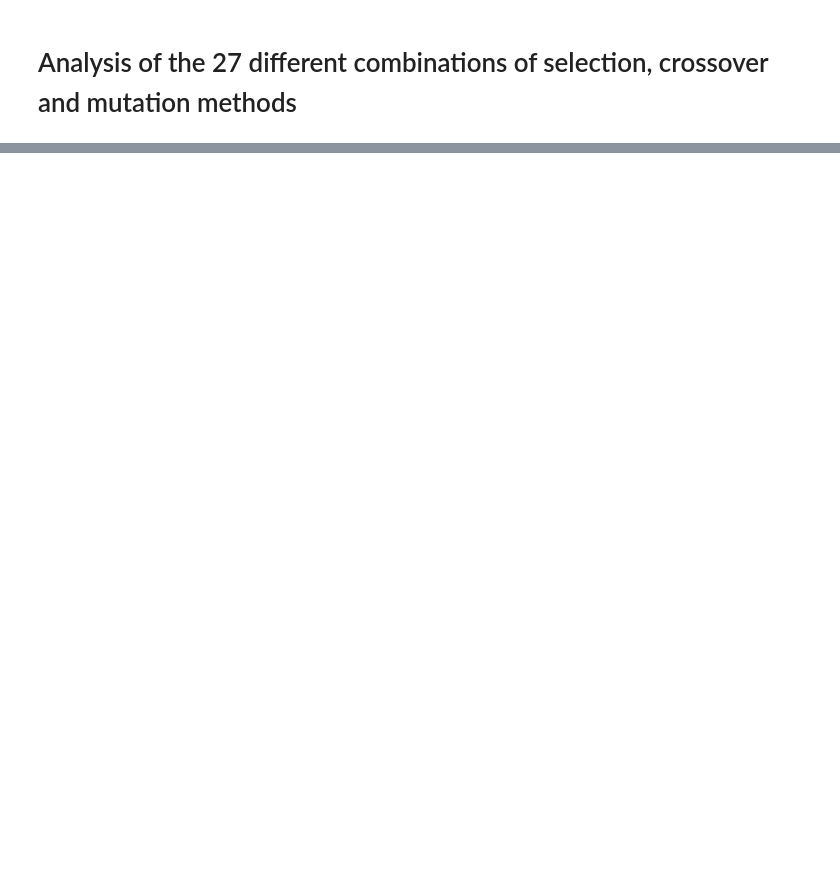
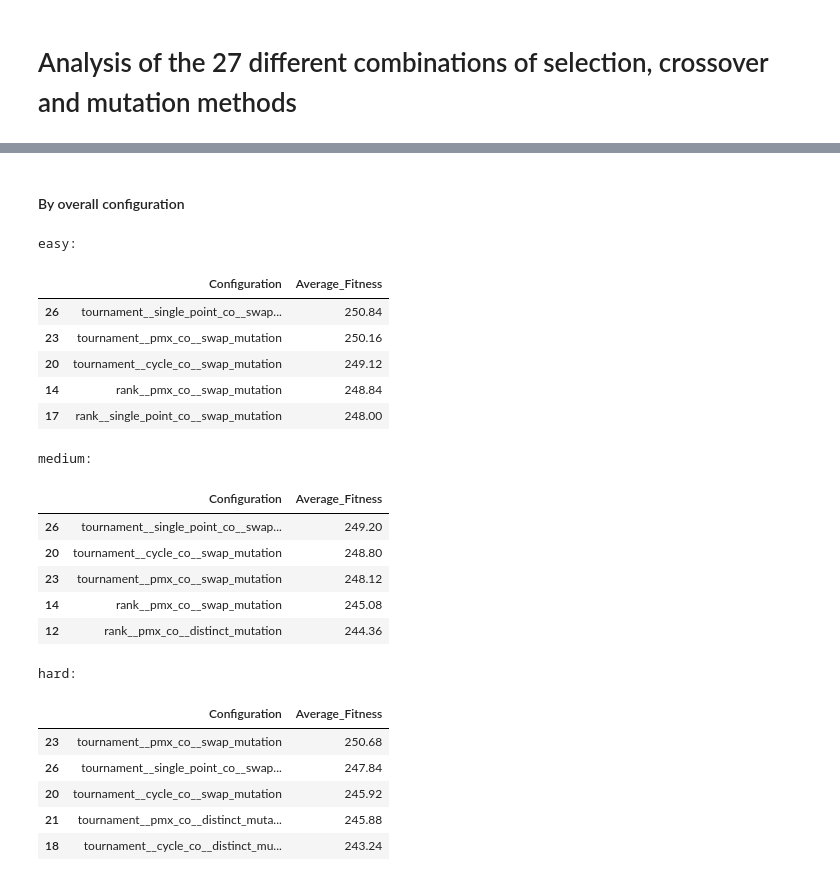
Before and after one commit to FranzMichaelFrank/sudoku_solver, a Jupyter notebook: testing_results/Analysis_27_combinations.ipynb, the cells around one changed output, grey strips where cells are left out. Saved outputs shown, nothing was run; the diff lists cells and outputs as text; code cells hidden in the pictures; blank space fills up the shorter version.

```diff
--- a/testing_results/Analysis_27_combinations.ipynb
+++ b/testing_results/Analysis_27_combinations.ipynb
@@ -98,0 +162,66 @@ fitness_scores_for_easy
+# %% [markdown]
+#### By overall configuration
+# %%
+fitness_scores_for_easy = {}
+fitness_scores_for_medium = {}
+fitness_scores_for_hard = {}
+
+for i in range(len(all_dfs)):
+    fitness_scores_for_easy[all_dfs_strings[i]] = all_dfs[i]["Average_Fitness"][0]
+    fitness_scores_for_medium[all_dfs_strings[i]] = all_dfs[i]["Average_Fitness"][1]
+    fitness_scores_for_hard[all_dfs_strings[i]] = all_dfs[i]["Average_Fitness"][2]
+
+select = []
+crossover = []
+mutate = []
+
+for i in range(len(all_dfs_strings)):
+    select.append(all_dfs_strings[i].split("__")[0])
+    crossover.append(all_dfs_strings[i].split("__")[1])
+    mutate.append(all_dfs_strings[i].split("__")[2])
+# %%
+easy_df = pd.DataFrame([fitness_scores_for_easy.keys(), fitness_scores_for_easy.values()], index = ["Configuration", "Average_Fitness"]).T
+easy_df["Select"] = select
+easy_df["Crossover"] = crossover
+easy_df["Mutate"] = mutate
+easy_df["Average_Fitness"] = easy_df["Average_Fitness"].apply(float)
+print("\n\n\033[1measy:")
+display(easy_df.sort_values("Average_Fitness", ascending = False).iloc[:,:2].head())
+
+medium_df = pd.DataFrame([fitness_scores_for_medium.keys(), fitness_scores_for_medium.values()], index = ["Configuration", "Average_Fitness"]).T
+medium_df["Select"] = select
+medium_df["Crossover"] = crossover
+medium_df["Mutate"] = mutate
+medium_df["Average_Fitness"] = medium_df["Average_Fitness"].apply(float)
+print("\n\n\033[1mmedium:")
+display(medium_df.sort_values("Average_Fitness", ascending = False).iloc[:,:2].head())
+
+hard_df = pd.DataFrame([fitness_scores_for_hard.keys(), fitness_scores_for_hard.values()], index = ["Configuration", "Average_Fitness"]).T
+hard_df["Select"] = select
+hard_df["Crossover"] = crossover
+hard_df["Mutate"] = mutate
+hard_df["Average_Fitness"] = hard_df["Average_Fitness"].apply(float)
+print("\n\n\033[1mhard:")
+display(hard_df.sort_values("Average_Fitness", ascending = False).iloc[:,:2].head())
+# %% [output]
+easy:
+|  | Configuration | Average_Fitness |
+| 26 | tournament__single_point_co__swap... | 250.84 |
+| 23 | tournament__pmx_co__swap_mutation | 250.16 |
+| 20 | tournament__cycle_co__swap_mutation | 249.12 |
+| 14 | rank__pmx_co__swap_mutation | 248.84 |
+| 17 | rank__single_point_co__swap_mutation | 248.00 |
+medium:
+|  | Configuration | Average_Fitness |
+| 26 | tournament__single_point_co__swap... | 249.20 |
+| 20 | tournament__cycle_co__swap_mutation | 248.80 |
+| 23 | tournament__pmx_co__swap_mutation | 248.12 |
+| 14 | rank__pmx_co__swap_mutation | 245.08 |
+| 12 | rank__pmx_co__distinct_mutation | 244.36 |
+hard:
+|  | Configuration | Average_Fitness |
+| 23 | tournament__pmx_co__swap_mutation | 250.68 |
+| 26 | tournament__single_point_co__swap... | 247.84 |
+| 20 | tournament__cycle_co__swap_mutation | 245.92 |
+| 21 | tournament__pmx_co__distinct_muta... | 245.88 |
+| 18 | tournament__cycle_co__distinct_mu... | 243.24 |
```
Also changed, not shown: parts of 25 cells of this notebook.
